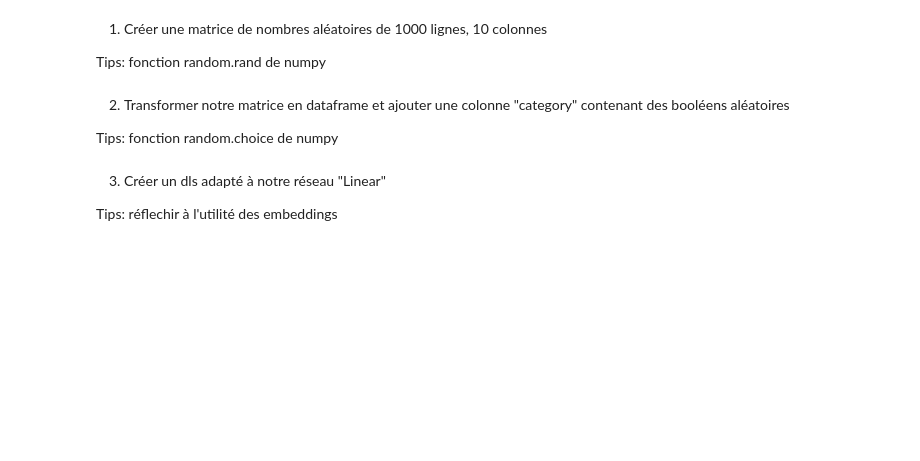
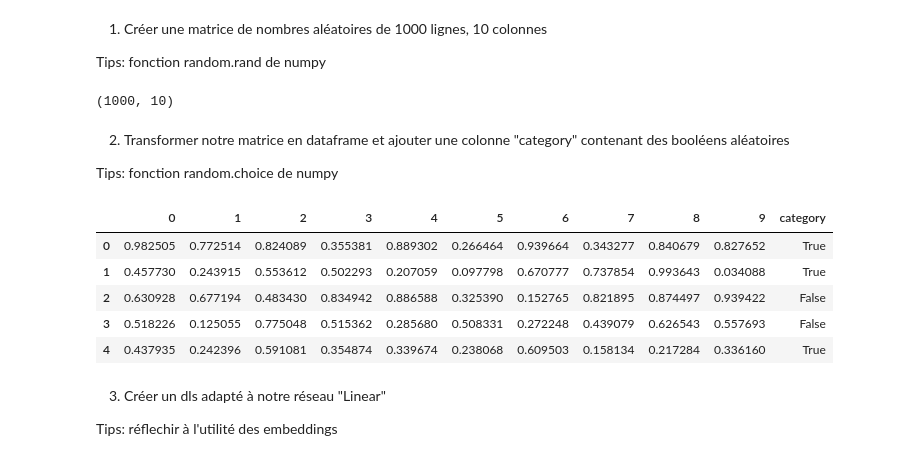
Before and after one commit to antmaio/Creactif_Fastai, a Jupyter notebook: Fastai_Seance6.ipynb, the cells around one changed output. Cells and saved outputs as stored; diff of their text form; code cells hidden in the pictures; blank space fills up the shorter version.

```diff
--- a/Fastai_Seance6.ipynb
+++ b/Fastai_Seance6.ipynb
@@ -286,3 +371,8 @@ Tips: fonction random.rand de numpy
+# %%
+data = np.random.rand(1000, 10)
+print(data.shape)
+# %% [output]
+(1000, 10)
 # %% [markdown]
 2) Transformer notre matrice en dataframe et ajouter une colonne "category" contenant des booléens aléatoires
 
@@ -292,3 +380,22 @@ Tips: fonction random.choice de numpy
+# %%
+"""
+1) Transformer np array to pandas dataframe
+2) np random choice de numpy
+3) Add column "category" avec le résultat en 2)
+"""
+
+my_df = pd.DataFrame(data)
+my_df.head(5)
+category = np.random.choice([False, True], (1000,1))
+my_df['category'] = category
+my_df.head(5)
+# %% [output]
+|  | 0 | 1 | 2 | 3 | 4 | 5 | 6 | 7 | 8 | 9 | category |
+| 0 | 0.982505 | 0.772514 | 0.824089 | 0.355381 | 0.889302 | 0.266464 | 0.939664 | 0.343277 | 0.840679 | 0.827652 | True |
+| 1 | 0.457730 | 0.243915 | 0.553612 | 0.502293 | 0.207059 | 0.097798 | 0.670777 | 0.737854 | 0.993643 | 0.034088 | True |
+| 2 | 0.630928 | 0.677194 | 0.483430 | 0.834942 | 0.886588 | 0.325390 | 0.152765 | 0.821895 | 0.874497 | 0.939422 | False |
+| 3 | 0.518226 | 0.125055 | 0.775048 | 0.515362 | 0.285680 | 0.508331 | 0.272248 | 0.439079 | 0.626543 | 0.557693 | False |
+| 4 | 0.437935 | 0.242396 | 0.591081 | 0.354874 | 0.339674 | 0.238068 | 0.609503 | 0.158134 | 0.217284 | 0.336160 | True |
 # %% [markdown]
 3) Créer un dls adapté à notre réseau "Linear"
 
```
Also changed, not shown: parts of 26 cells of this notebook.
